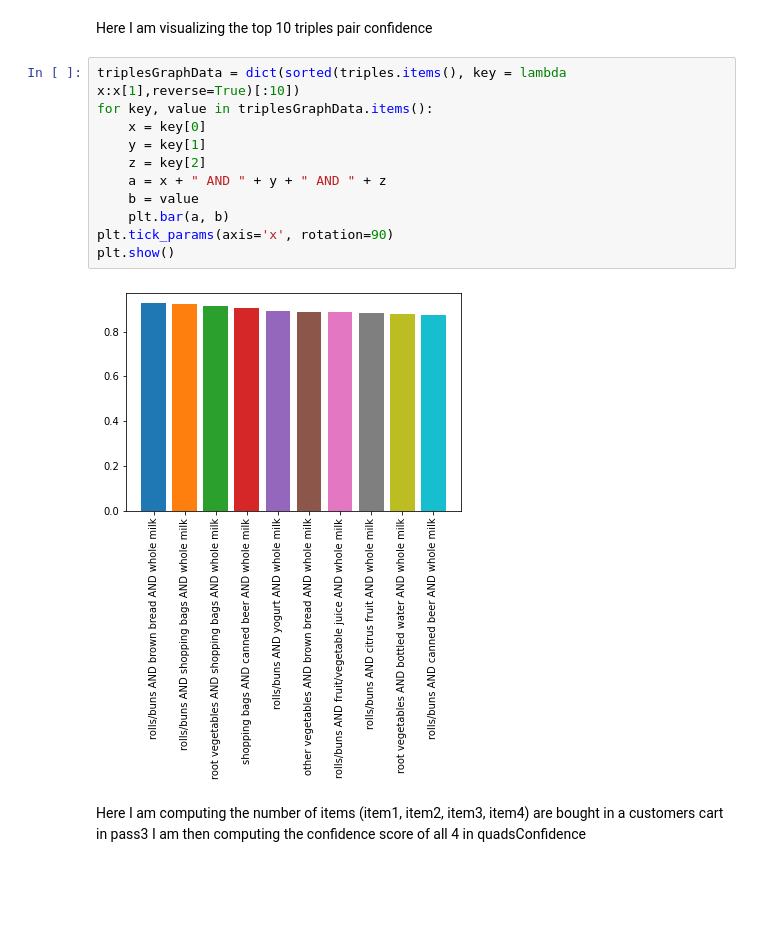
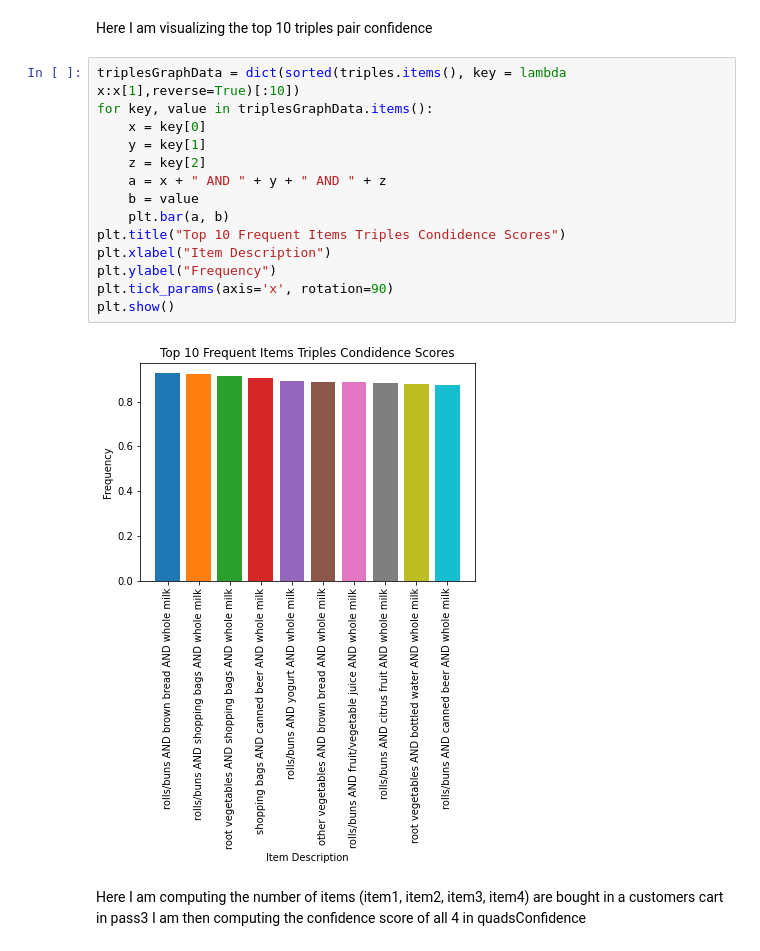
Before and after one commit to Musa-Husseini/CPTS-315, a Jupyter notebook: Project/Final.ipynb, the cells around one changed output. Cells and saved outputs as stored; diff of their text form; blank space fills up the shorter version.

Commit message:
Added titles to and axis labels to graphs

```diff
--- a/Project/Final.ipynb
+++ b/Project/Final.ipynb
@@ -188,16 +197,19 @@ Here I am visualizing the top 10 triples pair confidence
 # %%
 triplesGraphData = dict(sorted(triples.items(), key = lambda x:x[1],reverse=True)[:10])
 for key, value in triplesGraphData.items():
     x = key[0]
     y = key[1]
     z = key[2]
     a = x + " AND " + y + " AND " + z
     b = value
     plt.bar(a, b)
+plt.title("Top 10 Frequent Items Triples Condidence Scores")
+plt.xlabel("Item Description")
+plt.ylabel("Frequency")
 plt.tick_params(axis='x', rotation=90)
 plt.show()
 # %% [output]
-[figure, old version]
+[figure, new version]
 # %% [markdown]
 Here I am computing the number of items (item1, item2, item3, item4) are bought in a customers cart in pass3
 I am then computing the confidence score of all 4 in quadsConfidence
```
Also changed, not shown: parts of 5 cells of this notebook.
